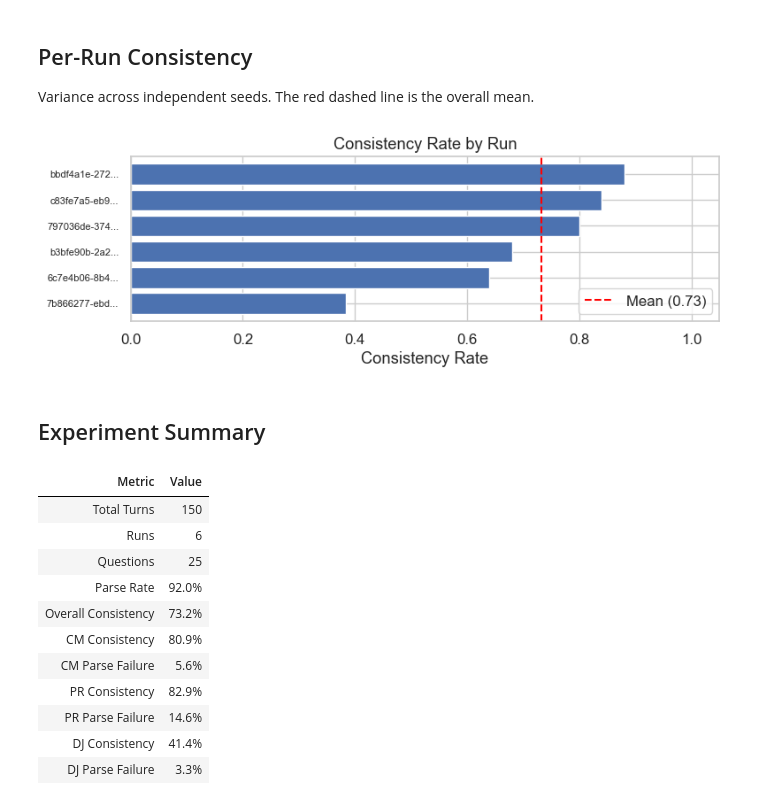
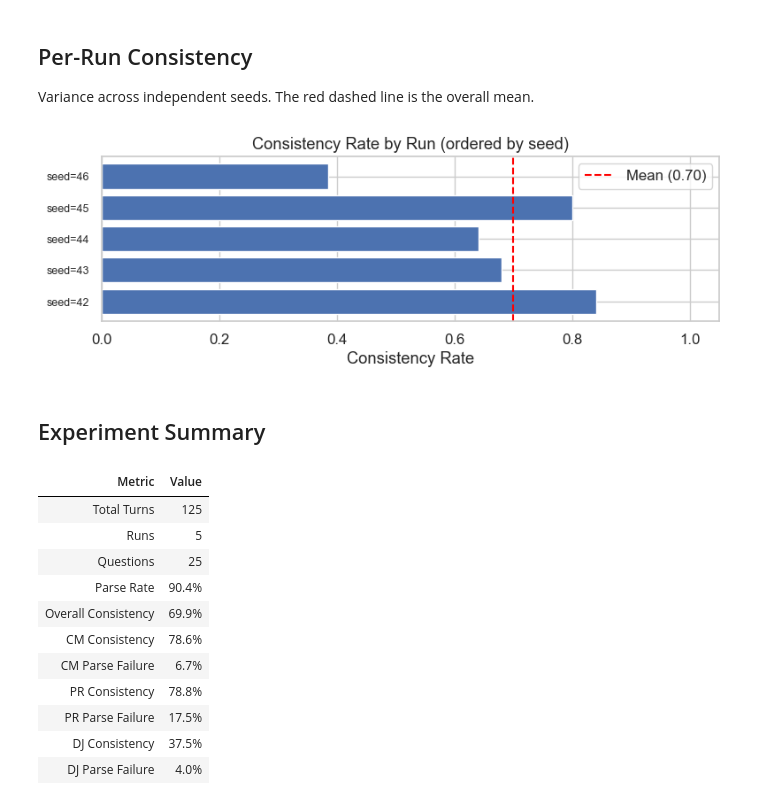
Before and after one commit to DynamicalSystemsGroup/ssfb-eval-demo, a Jupyter notebook: analysis.ipynb, the cells around one changed output. Cells and saved outputs as stored; diff of their text form; code cells hidden in the pictures.

Commit message:
updated analysis notebook to allow analyzing preexisting runs

```diff
--- a/analysis.ipynb
+++ b/analysis.ipynb
@@ -25,11 +25,11 @@ BASE_SEED = 42
 OUTPUT_DIR = "trajectories"
 SCENARIO_IRI = "http://example.org/scenario/measles_epidemic/"
 SIMILARITY_THRESHOLD = 1.0   # 1.0 = exact only, 0.65 = fuzzy
-MODEL = None                  # None = use default (llama3.2:1b)
+MODEL = "llama3.2:1b"        # Ollama model name (e.g. "qwen2.5:7b", "llama3.2:3b")
 
 # --- Set this to load a previous experiment instead of running a new one ---
 # Example: LOAD_EXPERIMENT = "trajectories/notebook_run"
-LOAD_EXPERIMENT = None        # None = run new experiment
+LOAD_EXPERIMENT = "trajectories/notebook_run"        # None = run new experiment
 
 # --- Plot style ---
 sns.set_theme(style="whitegrid", font_scale=1.1)
@@ -208,20 +219,27 @@ Similarity matching disabled (threshold=1.0). Skipping fuzz rate chart.
 
 Variance across independent seeds. The red dashed line is the overall mean.
 # %%
-fig, ax = plt.subplots(figsize=(8, max(3, len(run_summary) * 0.4)))
-run_sorted = run_summary.sort_values("consistency_rate")
-ax.barh(range(len(run_sorted)), run_sorted["consistency_rate"], color="#4C72B0")
-ax.set_yticks(range(len(run_sorted)))
-ax.set_yticklabels([r[:12] + "..." for r in run_sorted.index], fontsize=8)
+# Build run summary with seed for ordering
+run_seed = df.groupby("run_id")["seed"].first()
+run_summary_ordered = run_summary.copy()
+run_summary_ordered["seed"] = run_seed
+run_summary_ordered = run_summary_ordered.sort_values("seed")
+
+fig, ax = plt.subplots(figsize=(8, max(3, len(run_summary_ordered) * 0.5)))
+y_labels = [f"seed={int(s)}" for s in run_summary_ordered["seed"]]
+bars = ax.barh(range(len(run_summary_ordered)), run_summary_ordered["consistency_rate"], color="#4C72B0")
+ax.set_yticks(range(len(run_summary_ordered)))
+ax.set_yticklabels(y_labels, fontsize=9)
 ax.set_xlabel("Consistency Rate")
 ax.set_xlim(0, 1.05)
-ax.set_title("Consistency Rate by Run")
-ax.axvline(exp["consistency_rate"], color="red", linestyle="--", linewidth=1.5, label=f"Mean ({exp['consistency_rate']:.2f})")
+ax.set_title("Consistency Rate by Run (ordered by seed)")
+ax.axvline(exp["consistency_rate"], color="red", linestyle="--", linewidth=1.5,
+           label=f"Mean ({exp['consistency_rate']:.2f})")
 ax.legend()
 plt.tight_layout()
 plt.show()
 # %% [output]
-[figure, old version]
+[figure, new version]
 # %% [markdown]
 ## Experiment Summary
 # %%
@@ -248,14 +266,14 @@ summary_df = summary_df[summary_df["Metric"] != ""]
 summary_df.style.hide(axis="index")
 # %% [output]
 | Metric | Value |
-| Total Turns | 150 |
-| Runs | 6 |
+| Total Turns | 125 |
+| Runs | 5 |
 | Questions | 25 |
-| Parse Rate | 92.0% |
-| Overall Consistency | 73.2% |
-| CM Consistency | 80.9% |
-| CM Parse Failure | 5.6% |
-| PR Consistency | 82.9% |
-| PR Parse Failure | 14.6% |
-| DJ Consistency | 41.4% |
-| DJ Parse Failure | 3.3% |
+| Parse Rate | 90.4% |
+| Overall Consistency | 69.9% |
+| CM Consistency | 78.6% |
+| CM Parse Failure | 6.7% |
+| PR Consistency | 78.8% |
+| PR Parse Failure | 17.5% |
+| DJ Consistency | 37.5% |
+| DJ Parse Failure | 4.0% |
```
Also changed, not shown: parts of 6 cells of this notebook.
